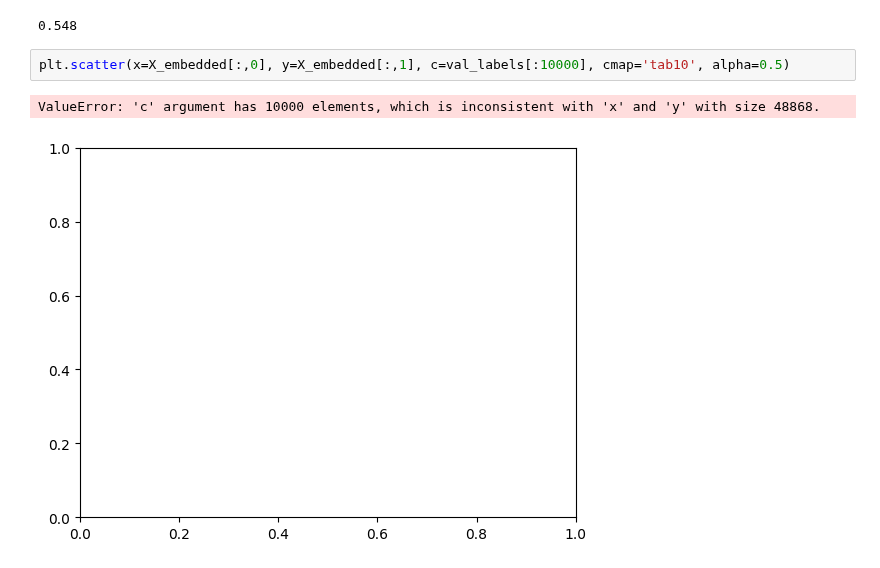
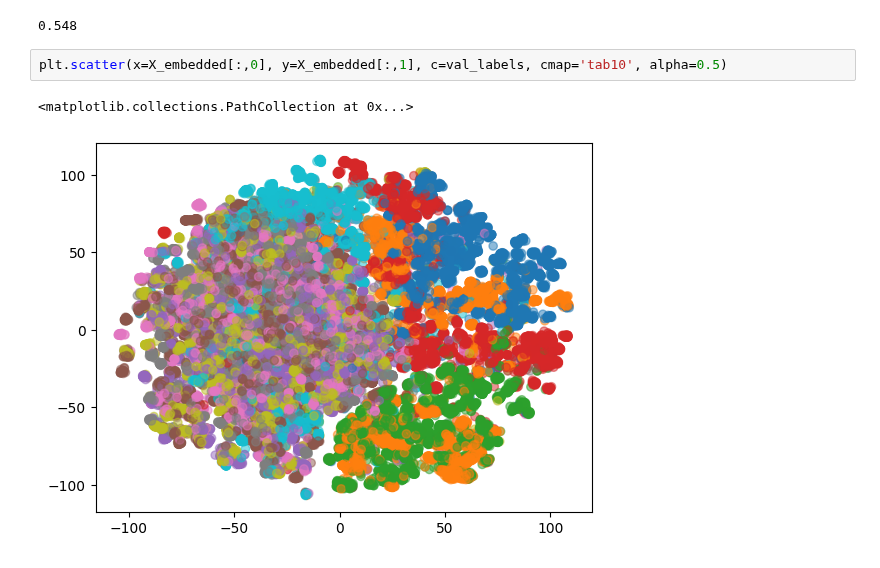
Before and after one commit to CarlAnSc/bachelor_project, a Jupyter notebook: src/models/get_embeddings.ipynb, the cells around one changed output. Saved outputs shown, nothing was run; the diff lists cells and outputs as text.

```diff
--- a/src/models/get_embeddings.ipynb
+++ b/src/models/get_embeddings.ipynb
@@ -638,7 +642,7 @@ accuracy_cat
 # %% [output]
 0.548
 # %%
-plt.scatter(x=X_embedded[:,0], y=X_embedded[:,1], c=val_labels[:10000], cmap='tab10', alpha=0.5)
+plt.scatter(x=X_embedded[:,0], y=X_embedded[:,1], c=val_labels, cmap='tab10', alpha=0.5)
 # %% [output]
-ValueError: 'c' argument has 10000 elements, which is inconsistent with 'x' and 'y' with size 48868.
+<matplotlib.collections.PathCollection at 0x...>
-[figure, old version]
+[figure, new version]
```
Also changed, not shown: parts of 4 cells of this notebook, 2 other files.
